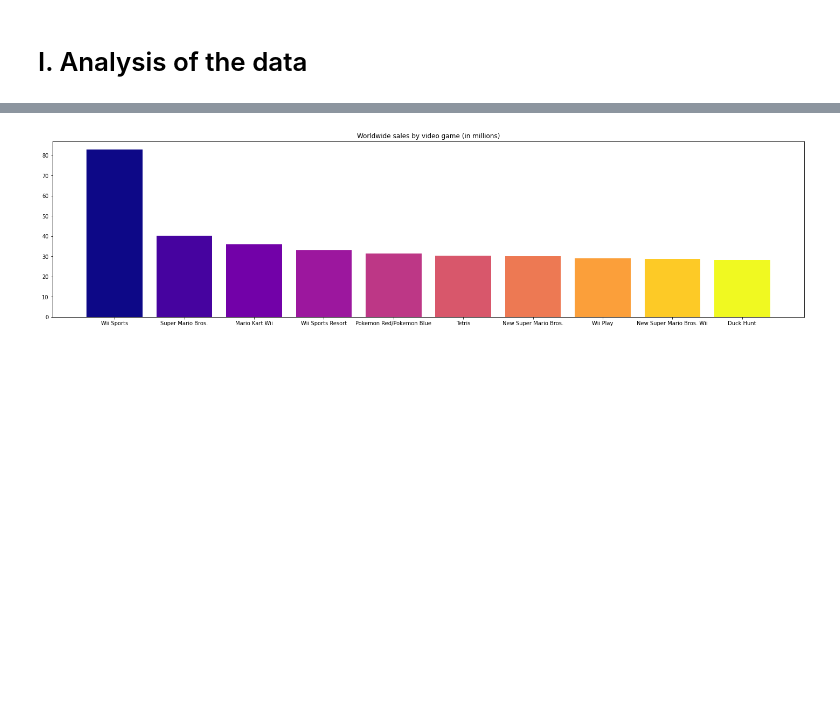
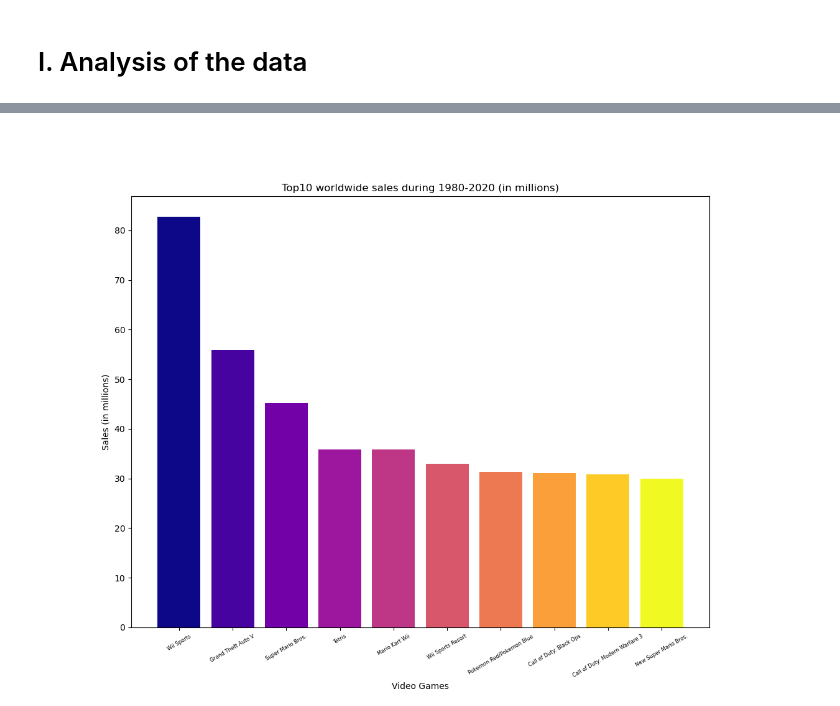
Before and after one commit to kchardon/video-games-project, a Jupyter notebook: data.ipynb, the cells around one changed output, grey strips where cells are left out. Cells and saved outputs as stored; diff of their text form; code cells hidden in the pictures; blank space fills up the shorter version.

Commit message:
Changes in the top10 video games for the charts Using all the platforms combined

```diff
--- a/data.ipynb
+++ b/data.ipynb
@@ -25,0 +73,7 @@ sales
+# %%
+# Group the sales by game name (the sales are for all platforms combined)
+sales_all_platf = sales.loc[:,['Name','Global_Sales']].groupby(['Name']).sum().sort_values('Global_Sales',ascending=False)
+print(sales_all_platf.index)
+platfByGame = sales.loc[:,['Name','Platform']].groupby(['Name'])['Platform'].apply(list)
+
+sales_all_platf.join(platfByGame)
@@ -26,17 +106,25 @@ sales
 # %%
-# Number of sales of the top 10 best-selling games of the 1980-2020 period
+# Number of sales of the top 10 best-selling games (all platforms combined) of the 1980-2020 period
 nb_vg = 10
-my_cmap = plt.get_cmap("plasma")
-rescale = lambda y: (y - np.min(y)) / (np.max(y) - np.min(y))
 
-plt.figure(figsize=(25, 6))
-plt.bar(np.arange(nb_vg),sales.iloc[:nb_vg,-1], color = my_cmap(rescale(np.arange(nb_vg))))
-plt.xticks(np.arange(nb_vg), sales.iloc[:nb_vg,1])
-plt.title('Worldwide sales by video game (in millions)')
+fig = plt.figure(figsize=(12,9))
+ax=plt.subplot()
+fig.canvas.layout.height = '950px'
+bars = plt.bar(np.arange(nb_vg),sales_all_platf.iloc[:nb_vg,0], color = my_cmap(rescale(np.arange(nb_vg))))
+plt.xticks(np.arange(nb_vg), sales_all_platf.index[:nb_vg],fontsize=6,rotation=30)
+plt.title('Top10 worldwide sales during 1980-2020 (in millions)')
+ax.set_ylabel('Sales (in millions)')
+ax.set_xlabel('Video Games')
+
+annot = ax.annotate("", xy=(0,0), xytext=(-20,20),textcoords="offset points",
+                    bbox=dict(boxstyle="round", fc="white", ec="b", lw=2),
+                    arrowprops=dict(arrowstyle="->"))
+annot.set_visible(False)
+fig.canvas.mpl_connect("motion_notify_event", hover)
 
 plt.show()
 # %% [output]
-[figure, old version]
+[figure, new version]
 # %%
 # Number of sales of the top 10 best-selling games by region
 labels = sales.iloc[:nb_vg,1]
```
Also changed, not shown: parts of 9 cells of this notebook.
